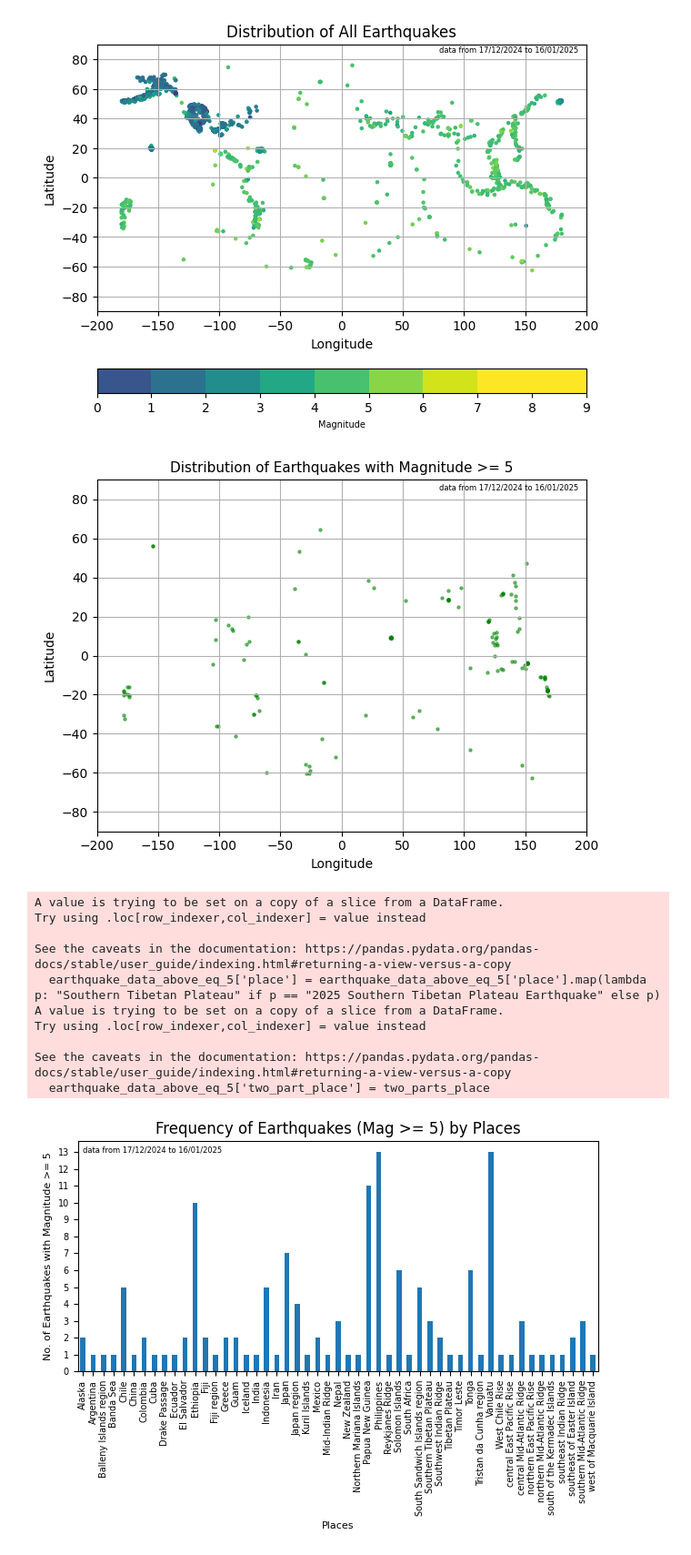
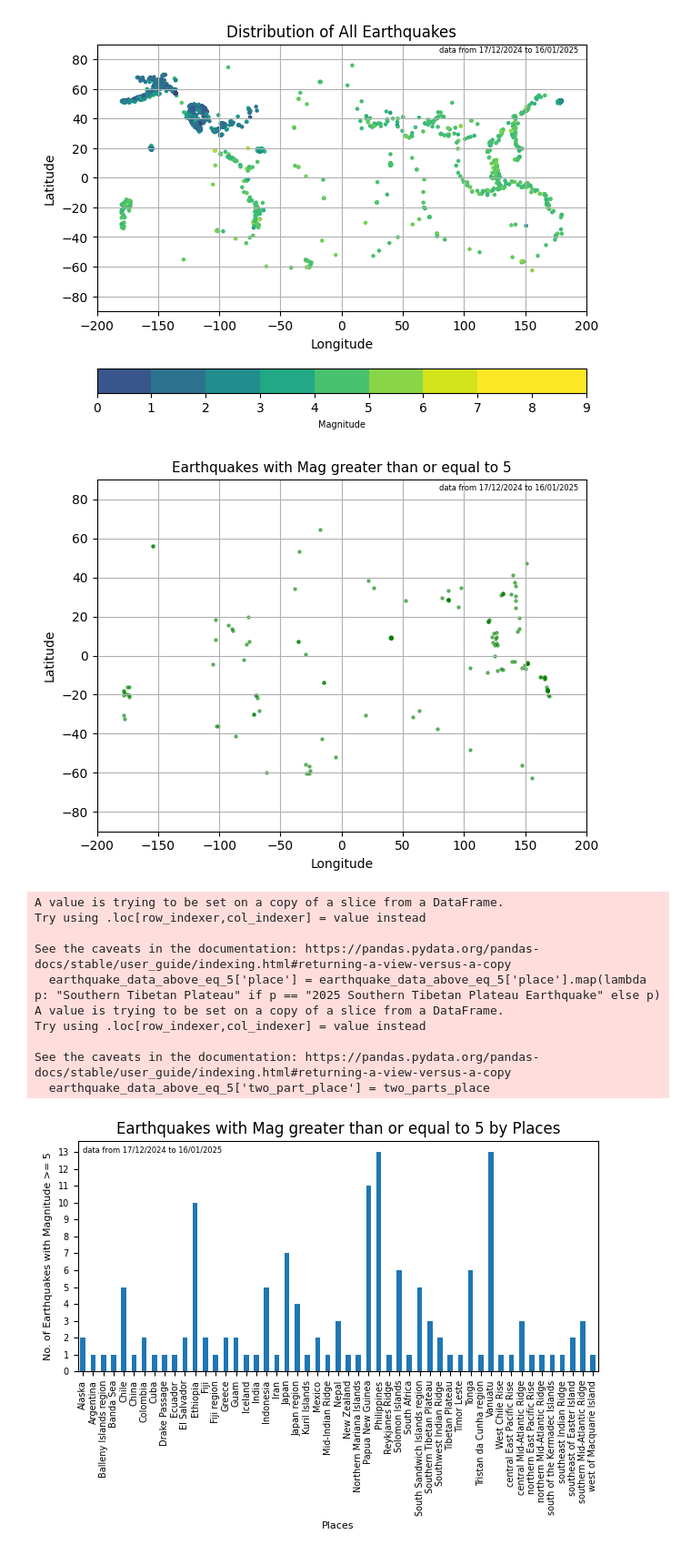
Before and after one commit to pkdc/earthquake-data-analysis, a Jupyter notebook: earthquake.ipynb, the cells around one changed output. Shown: that part at 91% size. Cells and saved outputs as stored; diff of their text form; code cells hidden in the pictures.

```diff
--- a/earthquake.ipynb
+++ b/earthquake.ipynb
@@ -142,7 +142,7 @@ lng_above_eq_5 = earthquake_data_above_eq_5['longitude']
 eq_above_equal_5_scatter = ax.scatter(lng_above_eq_5, lat_above_eq_5, s=5, c='green', marker='o', alpha=0.5)
 
 # Set title and labels for the second subplot
-ax.set_title('Distribution of Earthquakes with Magnitude >= 5', fontsize=11)
+ax.set_title('Earthquakes with Mag greater than or equal to 5', fontsize=11)
 ax.set_ylabel('Latitude')
 ax.set_xlabel('Longitude')
 ax.set_ylim(-90, 90)
@@ -160,7 +160,7 @@ plt.tight_layout()
 filename = 'earthquakes_dist_mag_5.jpeg'
 plt.savefig(filename, format = 'jpeg')
 # %% [output]
-[figure, old version]
+[figure, new version]
 # %%
 import re
 
@@ -188,35 +188,35 @@ earthquake_data_above_eq_5 = earthquake_data_above_eq_5.assign(extracted_place=e
 data_grp_place = earthquake_data_above_eq_5.groupby('extracted_place').size()
 max_y = data_grp_place.max()
 
 # Plot the grouped data
 data_grp_place.plot(kind='bar')
-plt.title('Frequency of Earthquakes (Mag >= 5) by Places')
+plt.title('Earthquakes with Mag greater than or equal to 5 by Places')
 plt.ylabel('No. of Earthquakes with Magnitude >= 5', fontsize=8)
 yticks = np.arange(0, max_y + 1)
 plt.yticks(yticks, fontsize=7)
 plt.xlabel('Places', fontsize=8)
 plt.xticks(fontsize=7)
 
 # Add text annotation to the plot
 plt.text(0, 13, 'data from 17/12/2024 to 16/01/2025', fontsize=6)
 
 plt.tight_layout()
 
 # save the output as a jpeg
 filename = 'earthquakes_places.jpeg'
 plt.savefig(filename, format = 'jpeg')
 # %% [output]
 A value is trying to be set on a copy of a slice from a DataFrame.
 Try using .loc[row_indexer,col_indexer] = value instead
 
 See the caveats in the documentation: https://pandas.pydata.org/pandas-docs/stable/user_guide/indexing.html#returning-a-view-versus-a-copy
   earthquake_data_above_eq_5['place'] = earthquake_data_above_eq_5['place'].map(lambda p: "Southern Tibetan Plateau" if p == "2025 Southern Tibetan Plateau Earthquake" else p)
 A value is trying to be set on a copy of a slice from a DataFrame.
 Try using .loc[row_indexer,col_indexer] = value instead
 
 See the caveats in the documentation: https://pandas.pydata.org/pandas-docs/stable/user_guide/indexing.html#returning-a-view-versus-a-copy
   earthquake_data_above_eq_5['two_part_place'] = two_parts_place
-[figure, old version]
+[figure, new version]
 # %%
 # Scatter plot for depth vs magnitude
 x = earthquake_data['mag']
```
Also changed, not shown: 2 other files.
